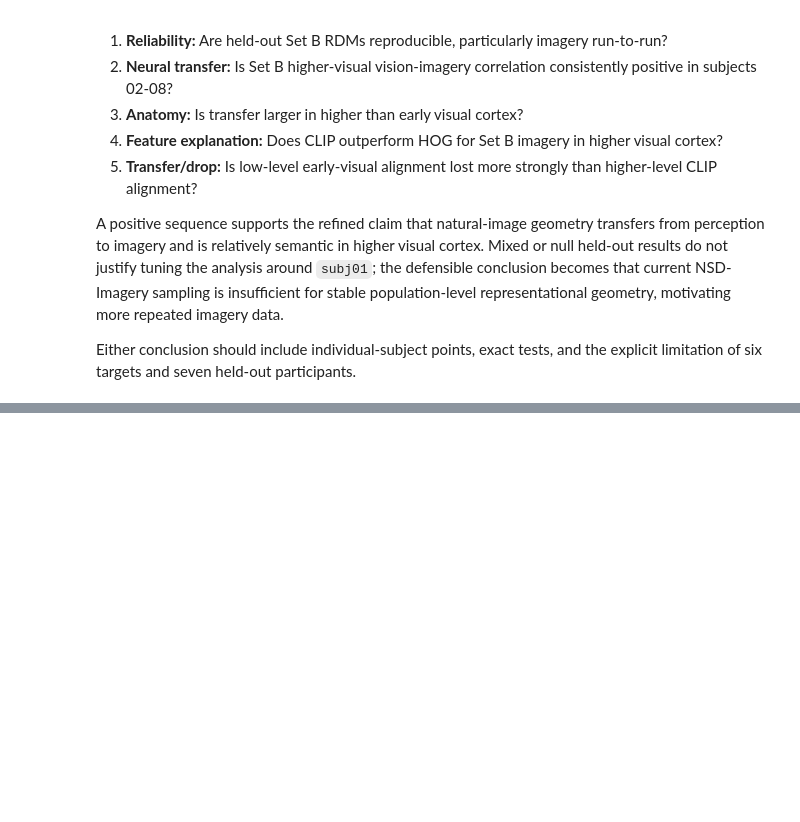
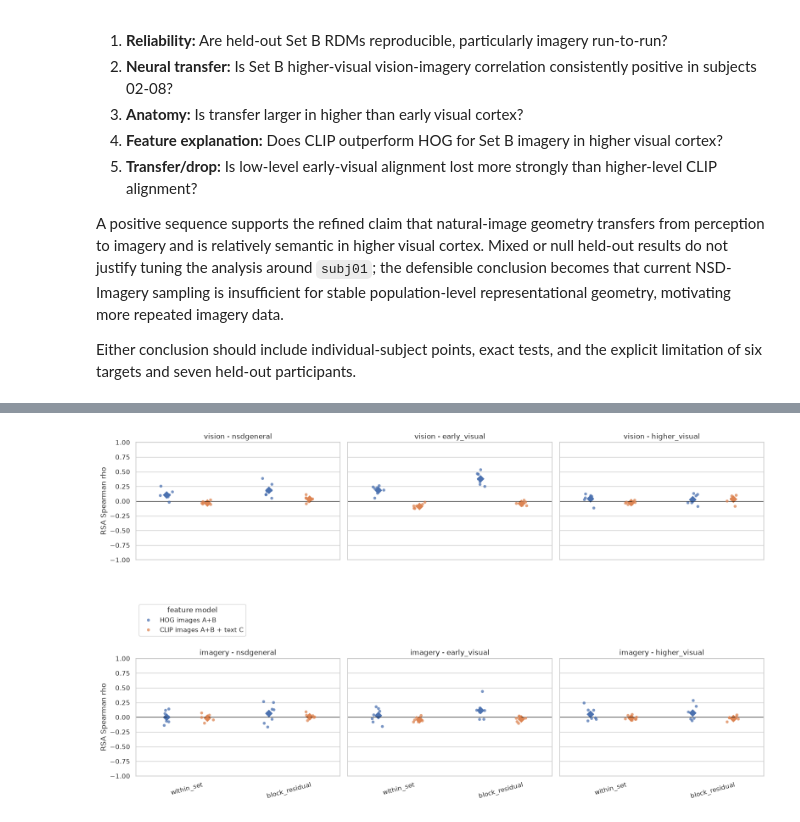
Before and after one commit to mynanshan/NHprojectNSDimagery, a Jupyter notebook: notebooks/03_group_transfer_feature_rsa.ipynb, the cells around one changed output, grey strips where cells are left out. Drawn from its saved outputs; the diff is of its cells as text; code cells hidden in the pictures; blank space fills up the shorter version.

```diff
--- a/notebooks/03_group_transfer_feature_rsa.ipynb
+++ b/notebooks/03_group_transfer_feature_rsa.ipynb
@@ -674,0 +1154,94 @@ Either conclusion should include individual-subject points, exact tests, and the
+# %%
+full_feature_rsa_rows = []
+for (subject, roi_name, task), neural_rdm in full_neural_rdms.items():
+    for feature_name, spec in full_feature_specs.items():
+        indices = spec['indices']
+        neural_subset = neural_rdm[np.ix_(indices, indices)]
+        metrics = full_rdm_scope_metrics(
+            neural_subset, spec['rdm'], spec['set_labels']
+        )
+        for scope, rho in metrics.items():
+            full_feature_rsa_rows.append({
+                'subject': subject,
+                'phase': 'pilot' if subject == PILOT_SUBJECT else 'heldout',
+                'roi': roi_name,
+                'task': task,
+                'feature_model': feature_name,
+                'scope': scope,
+                'rsa_rho': rho,
+                'n_targets': len(indices),
+            })
+
+full_feature_rsa = pd.DataFrame(full_feature_rsa_rows)
+heldout_full_feature_rsa = full_feature_rsa[
+    full_feature_rsa['phase'].eq('heldout')
+].copy()
+full_feature_rsa_group_summary = group_sign_flip_summary(
+    heldout_full_feature_rsa,
+    ['feature_model', 'roi', 'task', 'scope'],
+    value_column='rsa_rho',
+)
+display(full_feature_rsa_group_summary)
+
+plot_frame = heldout_full_feature_rsa[
+    heldout_full_feature_rsa['scope'].isin(
+        ['within_set', 'block_residual']
+    )
+]
+fig, axes = plt.subplots(
+    len(FULL_TASK_ORDER), len(ROI_ORDER),
+    figsize=(16, 9),
+    sharex=True,
+    sharey=True,
+)
+scope_plot_order = ['within_set', 'block_residual']
+for row_index, task in enumerate(FULL_TASK_ORDER):
+    for column_index, roi_name in enumerate(ROI_ORDER):
+        ax = axes[row_index, column_index]
+        frame = plot_frame[
+            plot_frame['task'].eq(task)
+            & plot_frame['roi'].eq(roi_name)
+        ]
+        sns.stripplot(
+            data=frame,
+            x='scope',
+            y='rsa_rho',
+            hue='feature_model',
+            order=scope_plot_order,
+            dodge=True,
+            jitter=.12,
+            size=5,
+            alpha=.75,
+            ax=ax,
+        )
+        sns.pointplot(
+            data=frame,
+            x='scope',
+            y='rsa_rho',
+            hue='feature_model',
+            order=scope_plot_order,
+            dodge=.4,
+            errorbar=None,
+            markers='D',
+            linestyles='none',
+            legend=False,
+            ax=ax,
+        )
+        ax.axhline(0, color='black', linewidth=.8)
+        ax.set(
+            title=f'{task} - {roi_name}',
+            xlabel='',
+            ylabel='RSA Spearman rho' if column_index == 0 else '',
+            ylim=(-1, 1),
+        )
+        ax.tick_params(axis='x', rotation=15)
+        legend = ax.get_legend()
+        if legend is not None and (row_index, column_index) != (0, 0):
+            legend.remove()
+axes[0, 0].legend(
+    title='feature model',
+    bbox_to_anchor=(0, -0.35),
+    loc='upper left',
+)
+plt.tight_layout()
+# %% [output]
@@ -674,0 +1265 @@ Either conclusion should include individual-subject points, exact tests, and the
+[figure, added]
```
Also changed, not shown: parts of 13 cells of this notebook, 10 other files.
